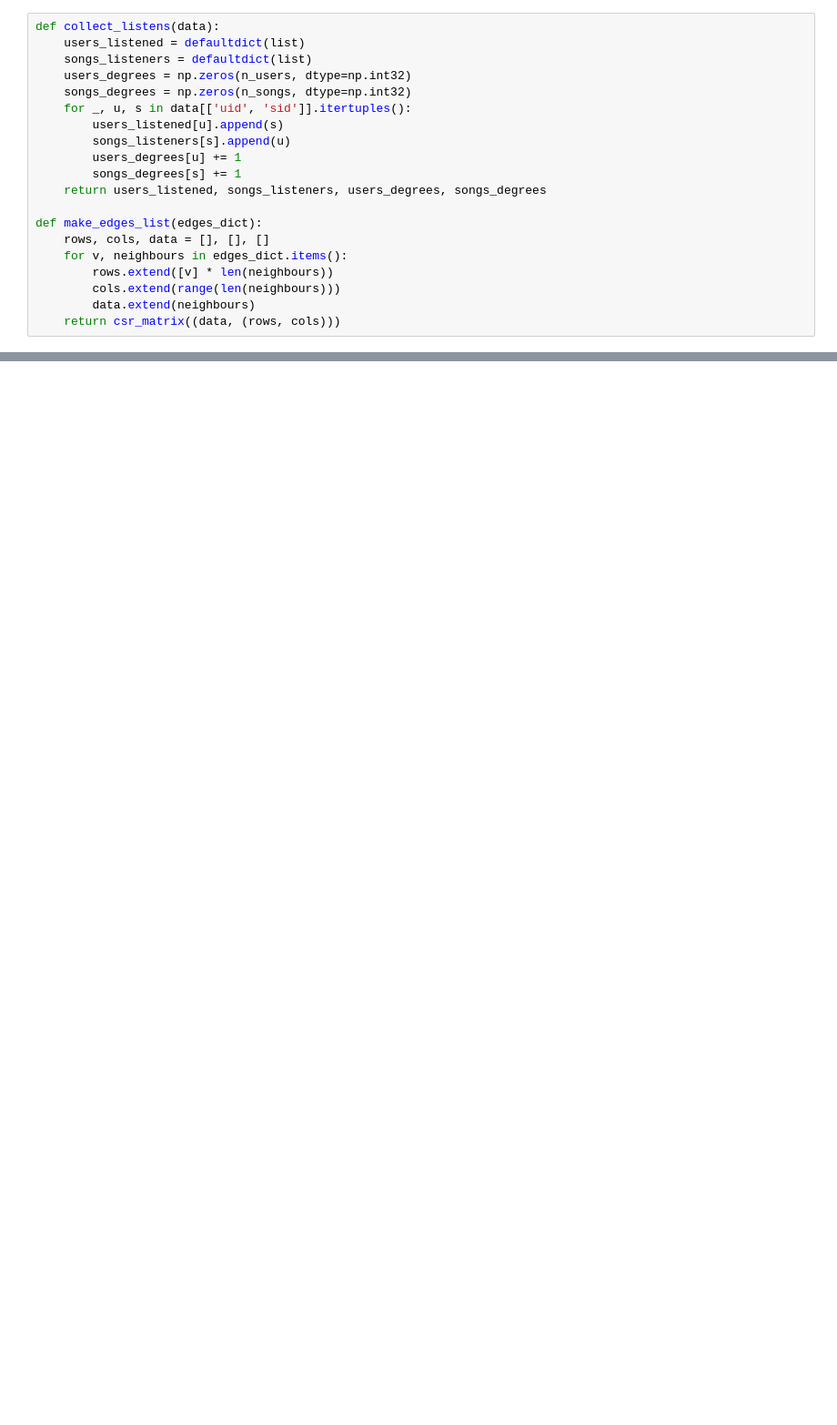
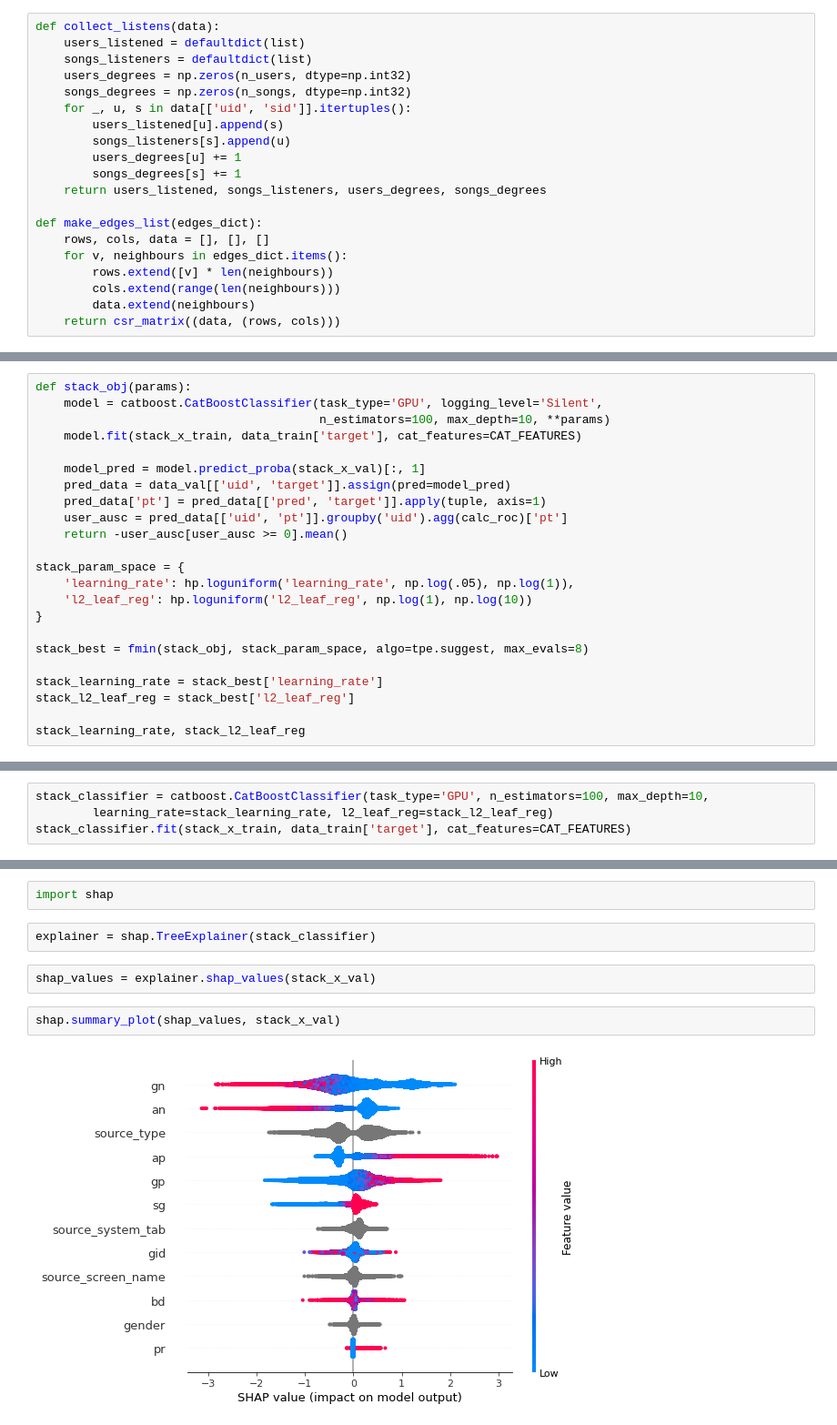
Before and after one commit to ASGusev/recsys_hw, a Jupyter notebook: hw2.ipynb, the cells around one changed output, grey strips where cells are left out. Shown: that part at 91% size. Cells and saved outputs as stored; diff of their text form; blank space fills up the shorter version.

Commit message:
Add SkipGram embeddings, hyperparameters optimization and SHAP to second homework

```diff
--- a/hw2.ipynb
+++ b/hw2.ipynb
@@ -169,0 +422,23 @@ Average ROC AUC 0.5994369920355024
+# %%
+def stack_obj(params):
+    model = catboost.CatBoostClassifier(task_type='GPU', logging_level='Silent',
+                                        n_estimators=100, max_depth=10, **params)
+    model.fit(stack_x_train, data_train['target'], cat_features=CAT_FEATURES)
+
+    model_pred = model.predict_proba(stack_x_val)[:, 1]
+    pred_data = data_val[['uid', 'target']].assign(pred=model_pred)
+    pred_data['pt'] = pred_data[['pred', 'target']].apply(tuple, axis=1)
+    user_ausc = pred_data[['uid', 'pt']].groupby('uid').agg(calc_roc)['pt']
+    return -user_ausc[user_ausc >= 0].mean()
+
+stack_param_space = {
+    'learning_rate': hp.loguniform('learning_rate', np.log(.05), np.log(1)),
+    'l2_leaf_reg': hp.loguniform('l2_leaf_reg', np.log(1), np.log(10))
+}
+
+stack_best = fmin(stack_obj, stack_param_space, algo=tpe.suggest, max_evals=8)
+
+stack_learning_rate = stack_best['learning_rate']
+stack_l2_leaf_reg = stack_best['l2_leaf_reg']
+
+stack_learning_rate, stack_l2_leaf_reg
@@ -169,0 +487,4 @@ Average ROC AUC 0.5994369920355024
+# %%
+stack_classifier = catboost.CatBoostClassifier(task_type='GPU', n_estimators=100, max_depth=10,
+        learning_rate=stack_learning_rate, l2_leaf_reg=stack_l2_leaf_reg)
+stack_classifier.fit(stack_x_train, data_train['target'], cat_features=CAT_FEATURES)
@@ -169,0 +511,10 @@ Average ROC AUC 0.5994369920355024
+# %%
+import shap
+# %%
+explainer = shap.TreeExplainer(stack_classifier)
+# %%
+shap_values = explainer.shap_values(stack_x_val)
+# %%
+shap.summary_plot(shap_values, stack_x_val)
+# %% [output]
+[figure, added]
```
Also changed, not shown: parts of 31 cells of this notebook.
